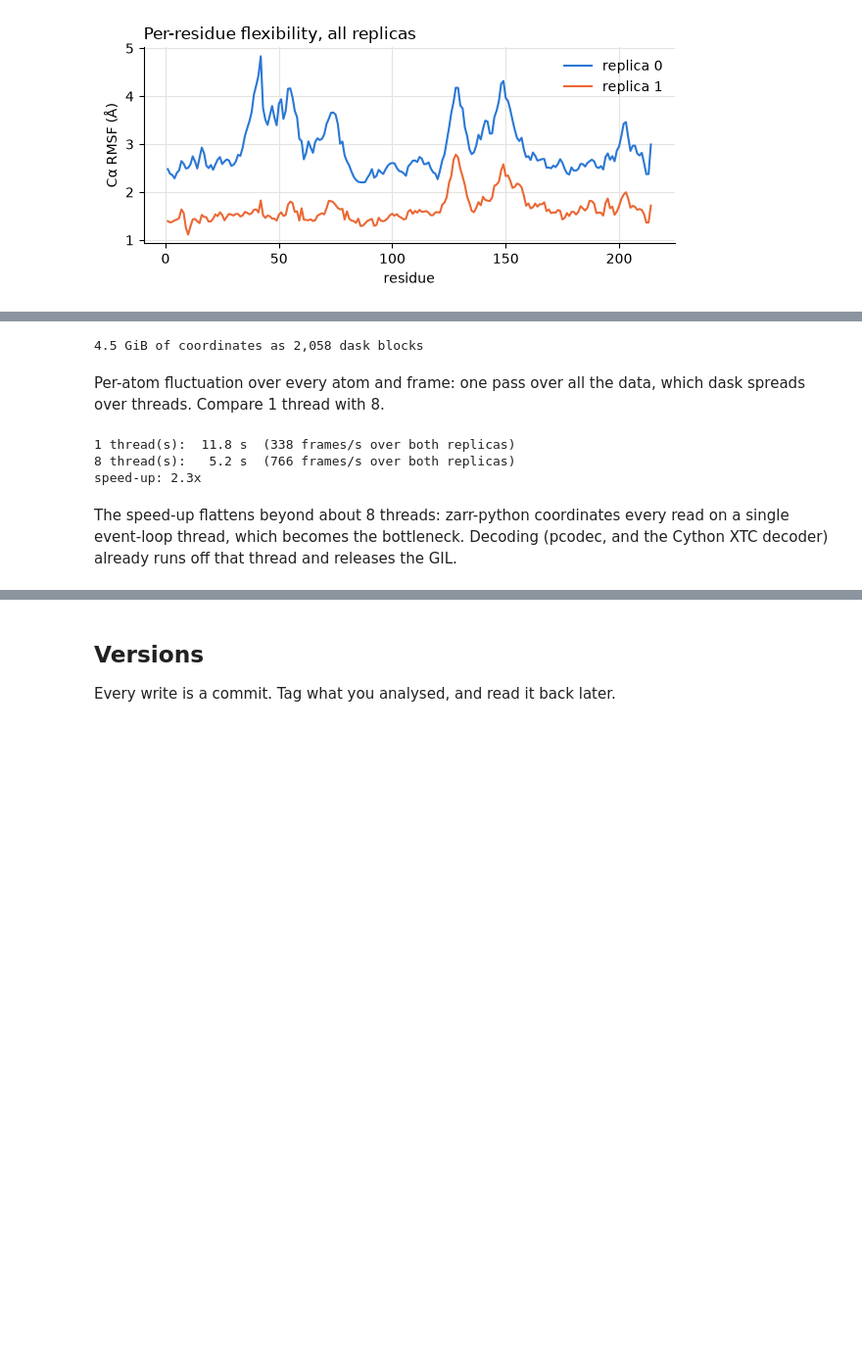
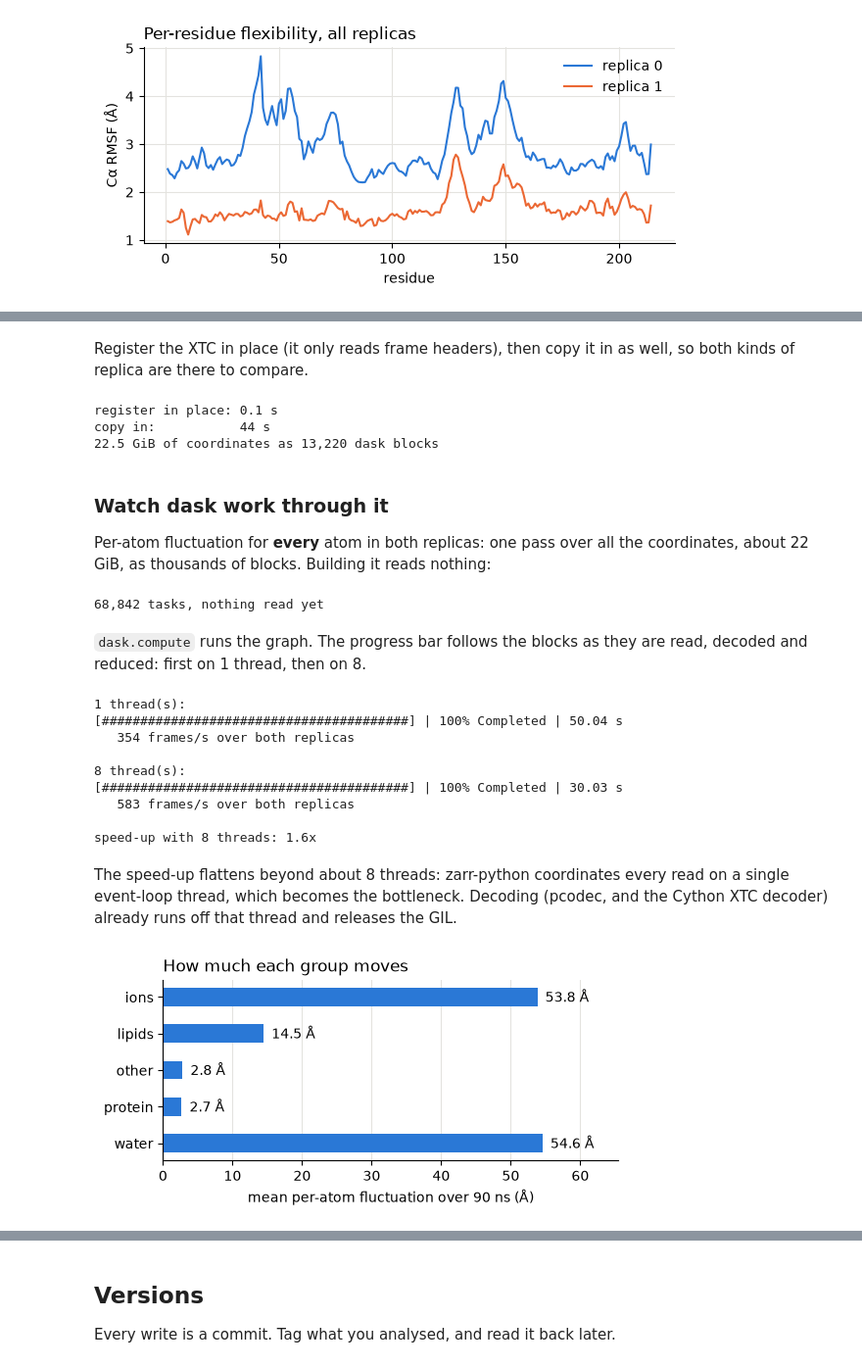
Before and after one commit to hmacdope/simlake, a Jupyter notebook: examples/showcase_v2.ipynb, the cells around one changed output, grey strips where cells are left out. Shown at 98% size. Saved outputs shown, nothing was run; the diff lists cells and outputs as text; code cells hidden in the pictures; blank space fills up the shorter version.

```diff
--- a/examples/showcase_v2.ipynb
+++ b/examples/showcase_v2.ipynb
@@ -340,36 +360,69 @@ random-walk trajectory of 100,000 atoms x 2,000 frames (about 1 GB of XTC), made
+# %% [markdown]
+Register the XTC in place (it only reads frame headers), then copy it in as well, so
+both kinds of replica are there to compare.
 # %%
-import time
-from simlake.testing import noise_trajectory
+t0 = time.perf_counter()
+lake.register("yiip", yiip.trajectory)                          # replica 0: in place
+print(f"register in place: {time.perf_counter() - t0:.1f} s")
 
-gro, xtc = noise_trajectory(f"{workdir}/big", n_atoms=100_000, n_frames=2_000)
-lake.create_system("big", gro)
-lake.register("big", xtc)                            # replica 0: in place
-lake.add_replica("big", mda.Universe(gro, xtc))      # replica 1: native copy
+t0 = time.perf_counter()
+lake.add_replica("yiip", mda.Universe(yiip.topology, yiip.trajectory))  # replica 1: native
+print(f"copy in:           {time.perf_counter() - t0:.0f} s")
 
-big = lake.open_dataset("big").position
-print(f"{big.nbytes / 2**30:.1f} GiB of coordinates as {big.data.npartitions:,d} dask blocks")
+big = lake.open_dataset("yiip")
+print(f"{big.position.nbytes / 2**30:.1f} GiB of coordinates as {big.position.data.npartitions:,d} dask blocks")
 # %% [output]
-4.5 GiB of coordinates as 2,058 dask blocks
+register in place: 0.1 s
+copy in:           44 s
+22.5 GiB of coordinates as 13,220 dask blocks
-# %% [markdown]
-Per-atom fluctuation over every atom and frame: one pass over all the data, which
-dask spreads over threads. Compare 1 thread with 8.
+# %% [markdown]
+### Watch dask work through it
+
+Per-atom fluctuation for **every** atom in both replicas: one pass over all the
+coordinates, about 22 GiB, as thousands of blocks. Building it reads nothing:
+# %%
+from dask.diagnostics import ProgressBar
+
+fluct = big.position.var("frame").sum("spatial") ** 0.5   # (replica, atom), single pass
+print(f"{len(fluct.data.__dask_graph__()):,d} tasks, nothing read yet")
+# %% [output]
+68,842 tasks, nothing read yet
+# %% [markdown]
+`dask.compute` runs the graph. The progress bar follows the blocks as they are read,
+decoded and reduced: first on 1 thread, then on 8.
 # %%
-fluct = big.var("frame").sum("spatial") ** 0.5      # single-pass RMSF, (replica, atom)
-
 timings = {}
 for threads in (1, 8):
-    with dask.config.set(scheduler="threads", num_workers=threads):
+    print(f"{threads} thread(s):")
+    with dask.config.set(scheduler="threads", num_workers=threads), ProgressBar(dt=5.0):
         t0 = time.perf_counter()
-        fluct.compute()
+        (fluct_out,) = dask.compute(fluct)
         timings[threads] = time.perf_counter() - t0
-    print(f"{threads} thread(s): {timings[threads]:5.1f} s  "
-          f"({2 * big.sizes['frame'] / timings[threads]:,.0f} frames/s over both replicas)")
-print(f"speed-up: {timings[1] / timings[8]:.1f}x")
+    print(f"   {2 * big.sizes['frame'] / timings[threads]:,.0f} frames/s over both replicas\n")
+print(f"speed-up with 8 threads: {timings[1] / timings[8]:.1f}x")
 # %% [output]
-1 thread(s):  11.8 s  (338 frames/s over both replicas)
-8 thread(s):   5.2 s  (766 frames/s over both replicas)
-speed-up: 2.3x
+1 thread(s):
+[########################################] | 100% Completed | 50.04 s
+   354 frames/s over both replicas
+
+8 thread(s):
+[########################################] | 100% Completed | 30.03 s
+   583 frames/s over both replicas
+
+speed-up with 8 threads: 1.6x
 # %% [markdown]
 The speed-up flattens beyond about 8 threads: zarr-python coordinates every read on a
 single event-loop thread, which becomes the bottleneck. Decoding (pcodec, and the
 Cython XTC decoder) already runs off that thread and releases the GIL.
+# %%
+by_group = fluct_out.sel(replica=1).groupby("atom_group").mean()
+fig, ax = plt.subplots(figsize=(6, 2.4))
+ax.barh(by_group.atom_group, by_group, color="#2a78d6", height=0.5)
+for y, v in enumerate(by_group.values):
+    ax.text(v, y, f"  {v:.1f} Å", va="center")
+ax.invert_yaxis()
+ax.grid(axis="y", visible=False)
+ax.set(xlabel="mean per-atom fluctuation over 90 ns (Å)", title="How much each group moves")
+ax.set_xlim(0, float(by_group.max()) * 1.2);
+# %% [output]
+[figure, added]
```
Also changed, not shown: parts of 12 cells of this notebook, 2 other files.
